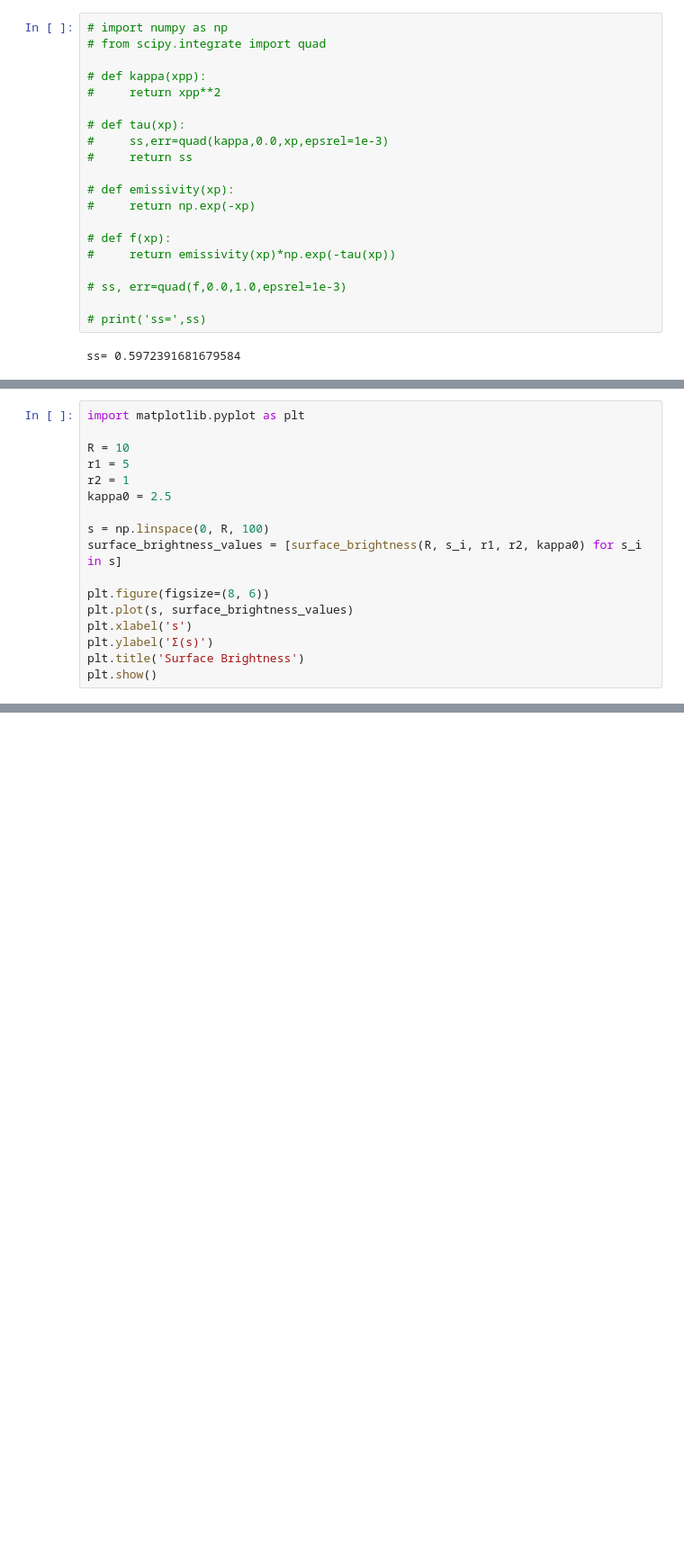
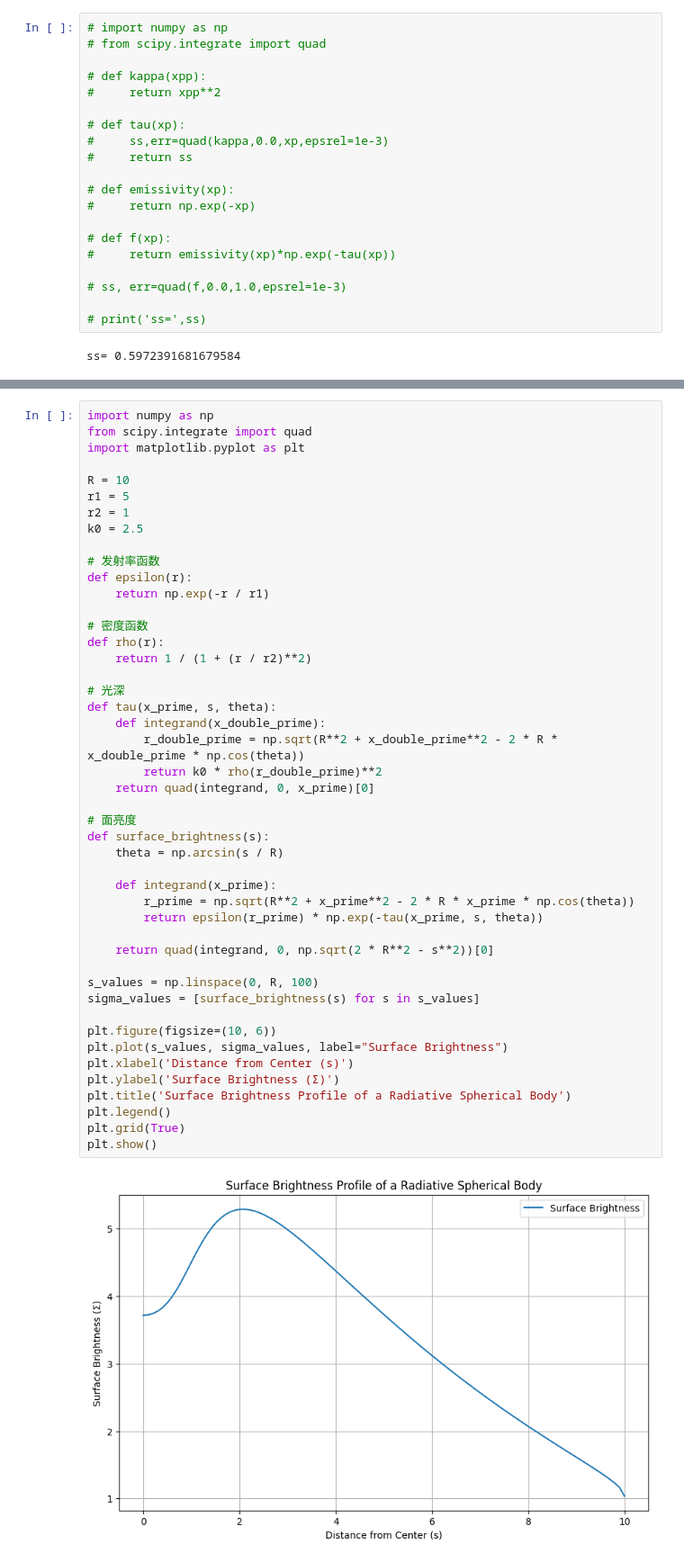
Before and after one commit to suiranruofeng/NumericalMethodsInAstro, a Jupyter notebook: homework3.ipynb, the cells around one changed output, grey strips where cells are left out. Shown: that part at 90% size. Cells and saved outputs as stored; diff of their text form; blank space fills up the shorter version.

```diff
--- a/homework3.ipynb
+++ b/homework3.ipynb
@@ -52,17 +22,0 @@ def surface_brightness(R, s, r1, r2, kappa0):
-# %%
-import matplotlib.pyplot as plt
-
-R = 10
-r1 = 5
-r2 = 1
-kappa0 = 2.5
-
-s = np.linspace(0, R, 100)
-surface_brightness_values = [surface_brightness(R, s_i, r1, r2, kappa0) for s_i in s]
-
-plt.figure(figsize=(8, 6))
-plt.plot(s, surface_brightness_values)
-plt.xlabel('s')
-plt.ylabel('Σ(s)')
-plt.title('Surface Brightness')
-plt.show()
@@ -70,0 +23,48 @@ plt.show()
+# %%
+import numpy as np
+from scipy.integrate import quad
+import matplotlib.pyplot as plt
+
+R = 10
+r1 = 5
+r2 = 1
+k0 = 2.5
+
+# 发射率函数
+def epsilon(r):
+    return np.exp(-r / r1)
+
+# 密度函数
+def rho(r):
+    return 1 / (1 + (r / r2)**2)
+
+# 光深
+def tau(x_prime, s, theta):
+    def integrand(x_double_prime):
+        r_double_prime = np.sqrt(R**2 + x_double_prime**2 - 2 * R * x_double_prime * np.cos(theta))
+        return k0 * rho(r_double_prime)**2
+    return quad(integrand, 0, x_prime)[0]
+
+# 面亮度
+def surface_brightness(s):
+    theta = np.arcsin(s / R)
+
+    def integrand(x_prime):
+        r_prime = np.sqrt(R**2 + x_prime**2 - 2 * R * x_prime * np.cos(theta))
+        return epsilon(r_prime) * np.exp(-tau(x_prime, s, theta))
+
+    return quad(integrand, 0, np.sqrt(2 * R**2 - s**2))[0]
+
+s_values = np.linspace(0, R, 100)
+sigma_values = [surface_brightness(s) for s in s_values]
+
+plt.figure(figsize=(10, 6))
+plt.plot(s_values, sigma_values, label="Surface Brightness")
+plt.xlabel('Distance from Center (s)')
+plt.ylabel('Surface Brightness (Σ)')
+plt.title('Surface Brightness Profile of a Radiative Spherical Body')
+plt.legend()
+plt.grid(True)
+plt.show()
+# %% [output]
+[figure, added]
```
Also changed, not shown: parts of 2 cells of this notebook.
